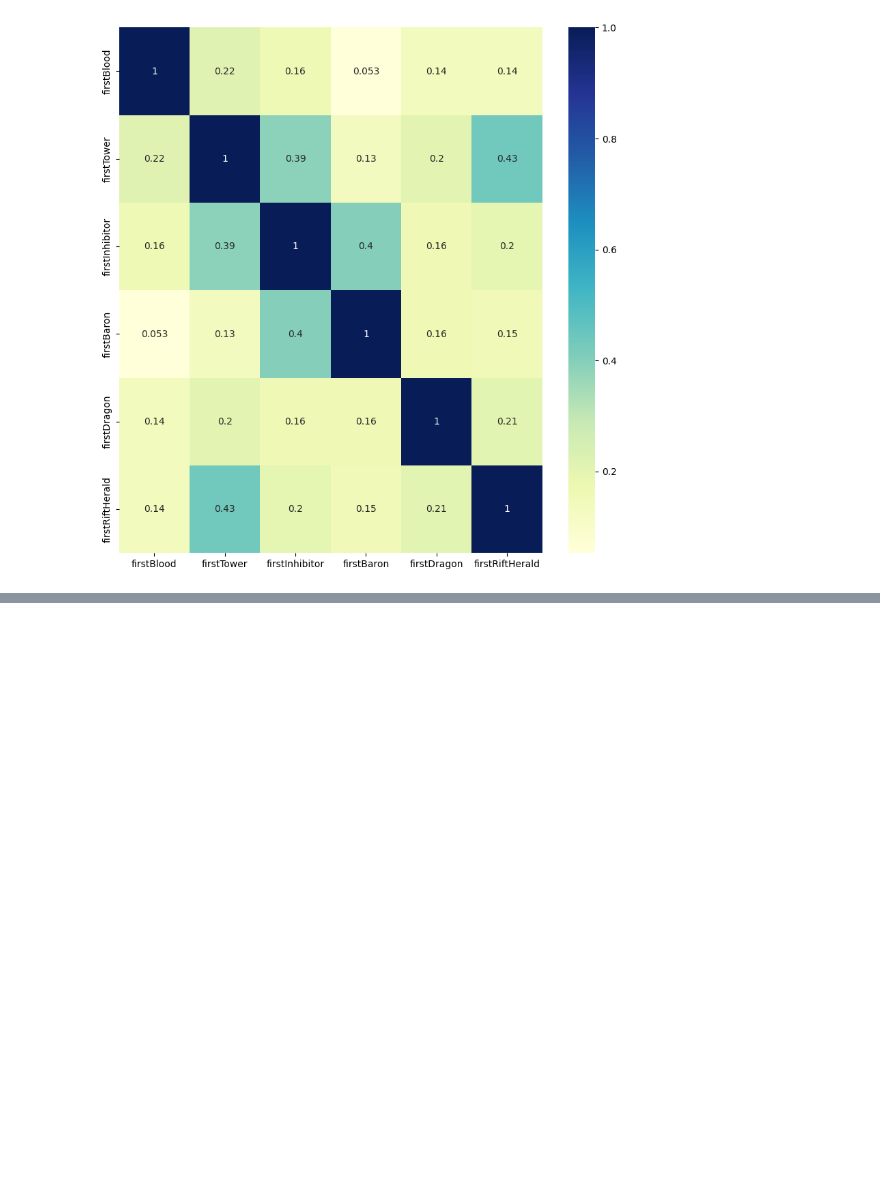
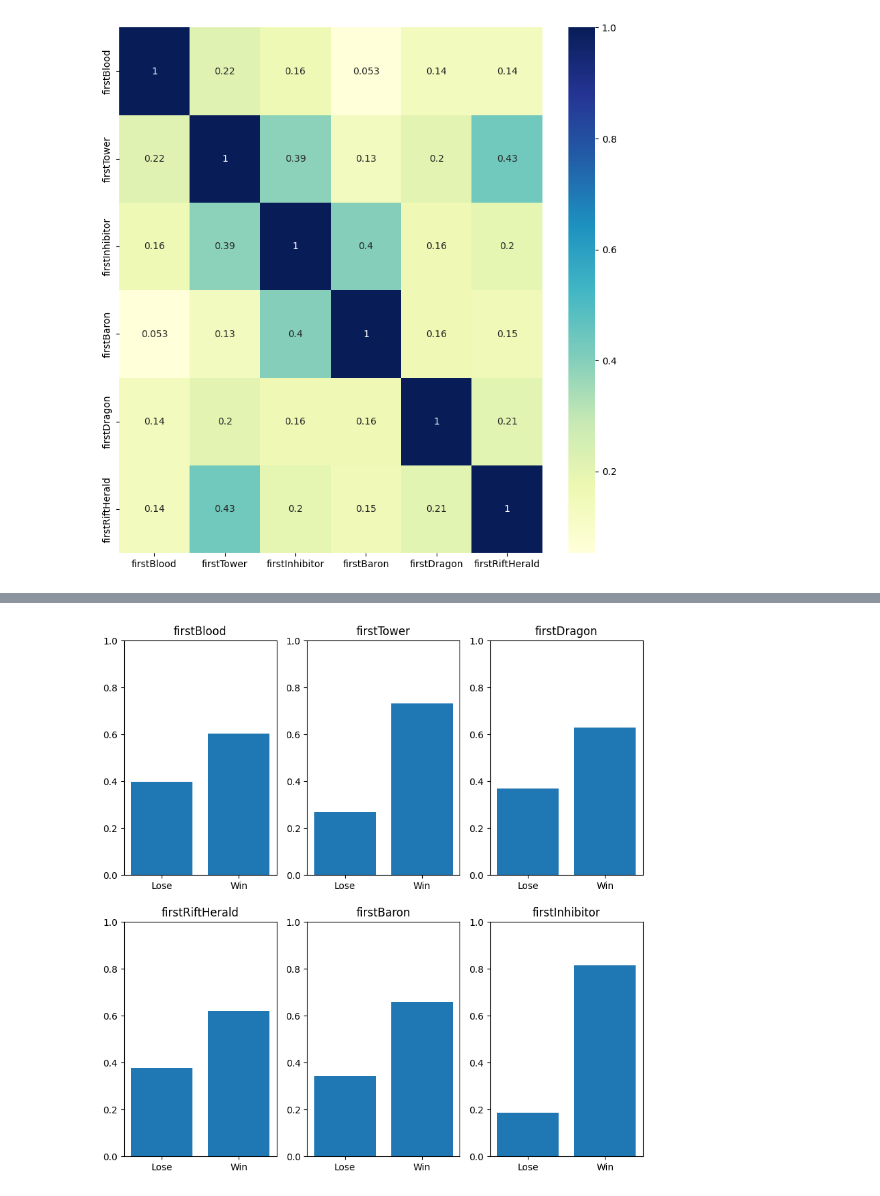
Before and after one commit to Arsalan2356/Arsalan2356.github.io, a Jupyter notebook: project.ipynb, the cells around one changed output, grey strips where cells are left out. Drawn from its saved outputs; the diff is of its cells as text; code cells hidden in the pictures; blank space fills up the shorter version.

```diff
--- a/project.ipynb
+++ b/project.ipynb
@@ -10,0 +39,17 @@ total_matches_df = pd.concat([winners_df, losers_df])
+# %%
+import pandas as pd
+import matplotlib.pyplot as plt
+import seaborn as sns
+from sklearn.model_selection import train_test_split
+from sklearn.tree import DecisionTreeClassifier
+from sklearn.metrics import recall_score, balanced_accuracy_score, confusion_matrix, ConfusionMatrixDisplay, precision_score
+from sklearn.neighbors import KNeighborsClassifier
+import re
+from sklearn.linear_model import LinearRegression
+import numpy as np
+
+
+# Type hint dataframe to ensure we get the right type
+winners_df : pd.DataFrame = pd.read_csv("./winners.csv")
+losers_df : pd.DataFrame = pd.read_csv("./losers.csv")
+matches_df : pd.DataFrame = pd.read_pickle("./matches.pickle")
@@ -40,0 +122,18 @@ Histograms here to show the win/fail chances based on each condition
+# %%
+fig, axes = plt.subplots(2, 3, squeeze = False, figsize = (10, 10))
+features = ["firstBlood", "firstTower", "firstDragon", "firstRiftHerald", "firstBaron", "firstInhibitor"]
+
+for i in range(len(features)):
+    d = total_matches_df.apply(lambda x : (x["win"] == "Win" and x[features[i]] == True or x["win"] != "Win" and x[features[i]] == False), axis = 1)
+    v = d.sum() / len(d)
+    h = [1 - v, v]
+    # b is the row, a is the column
+    a = i % 3
+    b = i // 3
+    axes[b][a].bar(x = ["Lose", "Win"], height = h)
+    axes[b][a].set_title(features[i])
+    axes[b][a].set_ylim(0, 1)
+
+plt.show()
+# %% [output]
+[figure, added]
```
Also changed, not shown: parts of 87 cells of this notebook, 1 other file.
